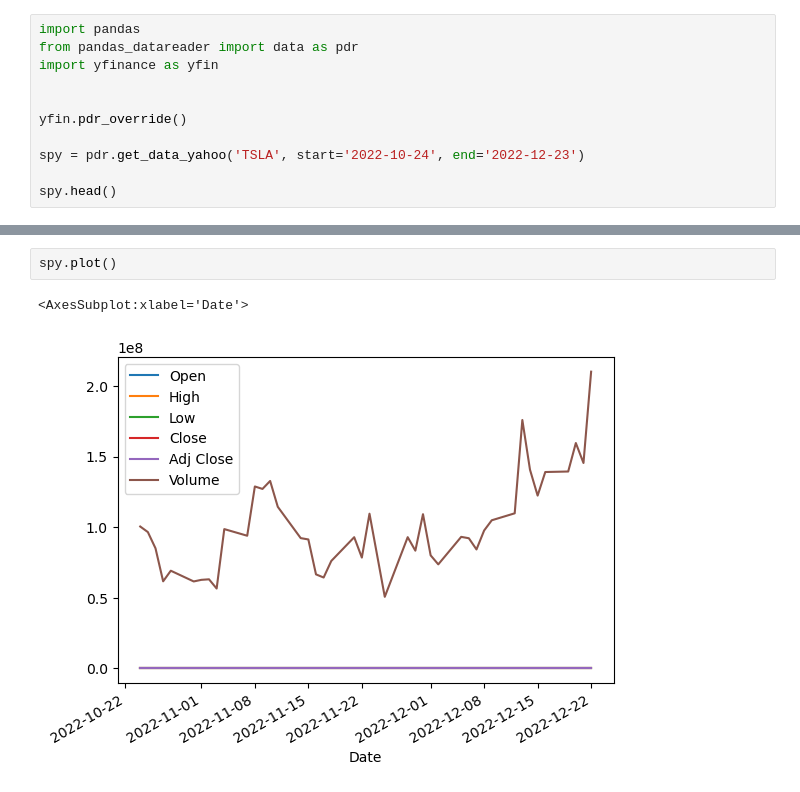
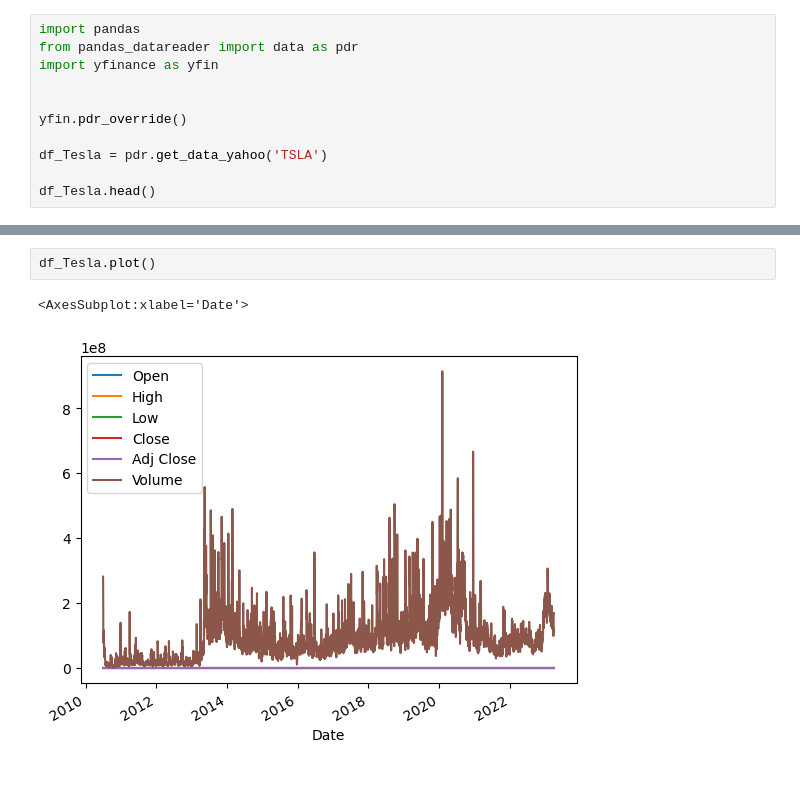
Before and after one commit to chwasiq0569/EDA-on-Time-Series-Data-, a Jupyter notebook: time-series-eda.ipynb, the cells around one changed output, grey strips where cells are left out. Drawn from its saved outputs; the diff is of its cells as text.

```diff
--- a/time-series-eda.ipynb
+++ b/time-series-eda.ipynb
@@ -67,9 +68,9 @@ import yfinance as yfin
 
 yfin.pdr_override()
 
-spy = pdr.get_data_yahoo('TSLA', start='2022-10-24', end='2022-12-23')
+df_Tesla = pdr.get_data_yahoo('TSLA')
 
-spy.head()
+df_Tesla.head()
 # %% [output]
 [*********************100%***********************]  1 of 1 completed
 |  | Open | High | Low | Close | Adj Close | Volume |
@@ -92,5 +109,5 @@ spy.tail()
 # %%
-spy.plot()
+df_Tesla.plot()
 # %% [output]
 <AxesSubplot:xlabel='Date'>
-[figure, old version]
+[figure, new version]
```
Also changed, not shown: parts of 14 cells of this notebook.
